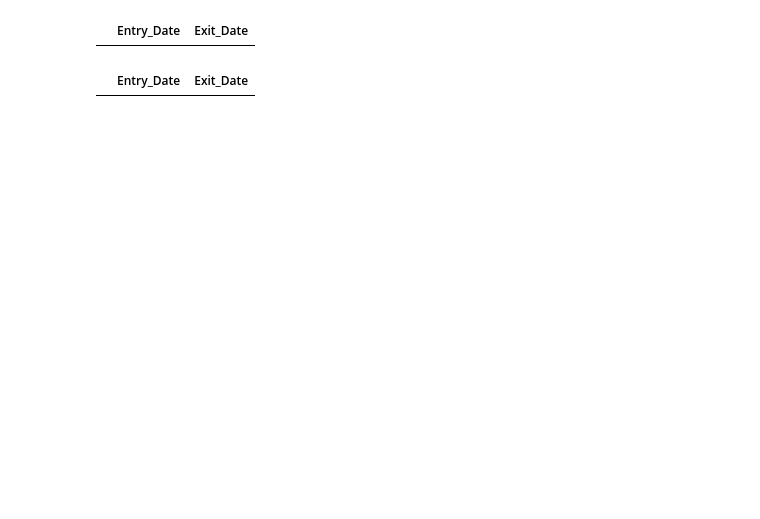
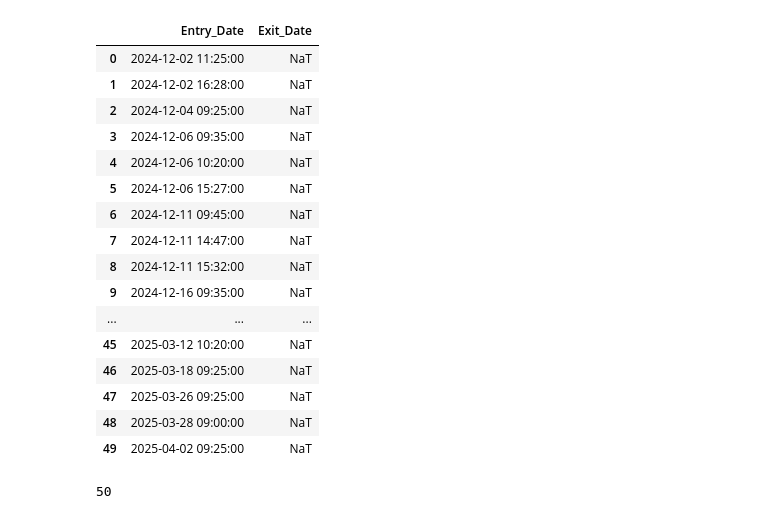
Before and after one commit to MartinJessenne/LPNHE-Planning-ITk, a Jupyter notebook: ObjectOrientedProductionSimulation.ipynb, the cells around one changed output. Cells and saved outputs as stored; diff of their text form; code cells hidden in the pictures; blank space fills up the shorter version.

```diff
--- a/ObjectOrientedProductionSimulation.ipynb
+++ b/ObjectOrientedProductionSimulation.ipynb
@@ -1,3 +509,27 @@
+# %%
+S___PDB_Shipment_of_modules_to_loading_sites.log
+# %% [output]
+|  | Entry_Date | Exit_Date |
+| 0 | 2024-12-02 11:25:00 | NaT |
+| 1 | 2024-12-02 16:28:00 | NaT |
+| 2 | 2024-12-04 09:25:00 | NaT |
+| 3 | 2024-12-06 09:35:00 | NaT |
+| 4 | 2024-12-06 10:20:00 | NaT |
+| 5 | 2024-12-06 15:27:00 | NaT |
+| 6 | 2024-12-11 09:45:00 | NaT |
+| 7 | 2024-12-11 14:47:00 | NaT |
+| 8 | 2024-12-11 15:32:00 | NaT |
+| 9 | 2024-12-16 09:35:00 | NaT |
+| ... | ... | ... |
+| 45 | 2025-03-12 10:20:00 | NaT |
+| 46 | 2025-03-18 09:25:00 | NaT |
+| 47 | 2025-03-26 09:25:00 | NaT |
+| 48 | 2025-03-28 09:00:00 | NaT |
+| 49 | 2025-04-02 09:25:00 | NaT |
+# %%
+sum(S___PDB_Shipment_of_modules_to_loading_sites.log["Entry_Date"].notna())
+# %% [output]
+50
 # %%
 import pandas as pd
 import numpy as np
@@ -245,8 +617,0 @@ time = datetime(2024,11,1,16)
-# %%
-WB___Wire_bonding.log
-# %% [output]
-|  | Entry_Date | Exit_Date |
-# %%
-WB___PDB_Upload_of_wire_bonding_pull_test_results.previous_steps[0].log
-# %% [output]
-|  | Entry_Date | Exit_Date |
```
Also changed, not shown: parts of 16 cells of this notebook, 5 other files.
